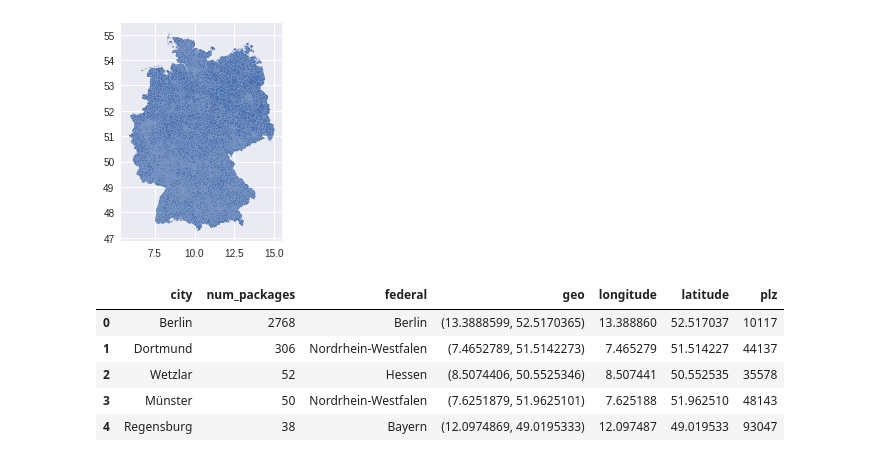
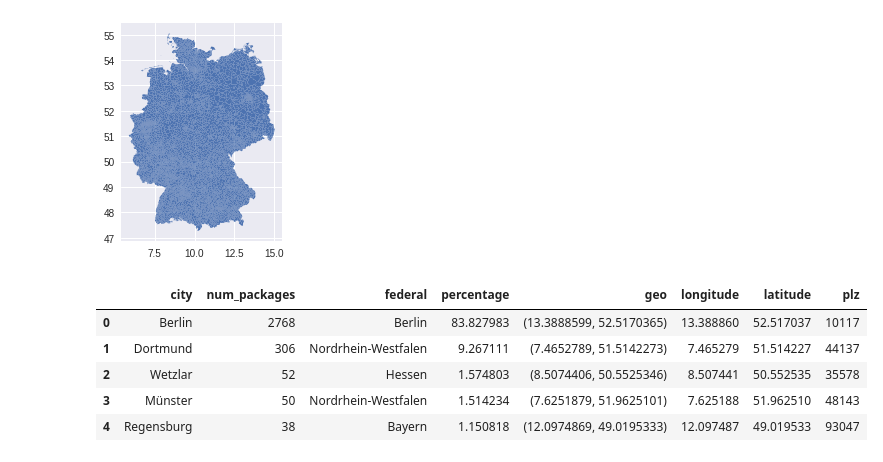
Before and after one commit to tramyynt/Techlabs, a Jupyter notebook: Pickshare.ipynb, the cells around one changed output. Cells and saved outputs as stored; diff of their text form; code cells hidden in the pictures.

```diff
--- a/Pickshare.ipynb
+++ b/Pickshare.ipynb
@@ -213,0 +214,2 @@ packages_per_city
+# %%
+packages_per_city['percentage'] = packages_per_city['num_packages']*100/packages_per_city['num_packages'].sum()
@@ -262,25 +291,20 @@ packages_per_city['latitude'] = packages_per_city['city'].apply(lambda x : get_g
 # %%
 # get zipcodes
 def get_zipcode(df, geolocator, lat_field, lon_field):
     location = geolocator.reverse((df[lat_field], df[lon_field]))
     return location.raw['address']['postcode']
 
 
 geolocator = geopy.Nominatim(user_agent='my-application')
-
-df = pd.DataFrame({
-    'Lat': [29.39291, 29.39923, 29.40147, 29.38752, 29.39291, 29.39537, 29.39343, 29.39291, 29.39556],
-    'Lon': [-98.50925, -98.51256, -98.51123, -98.52372, -98.50925, -98.50402, -98.49707, -98.50925, -98.53148]
-})
 packages_per_city['plz'] = packages_per_city.apply(get_zipcode, axis=1, geolocator=geolocator, lat_field='latitude', lon_field='longitude')
 packages_per_city.head(5)
 # %% [output]
-|  | city | num_packages | federal | geo | longitude | latitude | plz |
-| 0 | Berlin | 2768 | Berlin | (13.3888599, 52.5170365) | 13.388860 | 52.517037 | 10117 |
-| 1 | Dortmund | 306 | Nordrhein-Westfalen | (7.4652789, 51.5142273) | 7.465279 | 51.514227 | 44137 |
-| 2 | Wetzlar | 52 | Hessen | (8.5074406, 50.5525346) | 8.507441 | 50.552535 | 35578 |
-| 3 | Münster | 50 | Nordrhein-Westfalen | (7.6251879, 51.9625101) | 7.625188 | 51.962510 | 48143 |
-| 4 | Regensburg | 38 | Bayern | (12.0974869, 49.0195333) | 12.097487 | 49.019533 | 93047 |
+|  | city | num_packages | federal | percentage | geo | longitude | latitude | plz |
+| 0 | Berlin | 2768 | Berlin | 83.827983 | (13.3888599, 52.5170365) | 13.388860 | 52.517037 | 10117 |
+| 1 | Dortmund | 306 | Nordrhein-Westfalen | 9.267111 | (7.4652789, 51.5142273) | 7.465279 | 51.514227 | 44137 |
+| 2 | Wetzlar | 52 | Hessen | 1.574803 | (8.5074406, 50.5525346) | 8.507441 | 50.552535 | 35578 |
+| 3 | Münster | 50 | Nordrhein-Westfalen | 1.514234 | (7.6251879, 51.9625101) | 7.625188 | 51.962510 | 48143 |
+| 4 | Regensburg | 38 | Bayern | 1.150818 | (12.0974869, 49.0195333) | 12.097487 | 49.019533 | 93047 |
 # %%
 #use dict for city and geometry
 top_cities = pd.Series(packages_per_city.geo.values,index=packages_per_city.city).to_dict()
```
Also changed, not shown: parts of 19 cells of this notebook.
